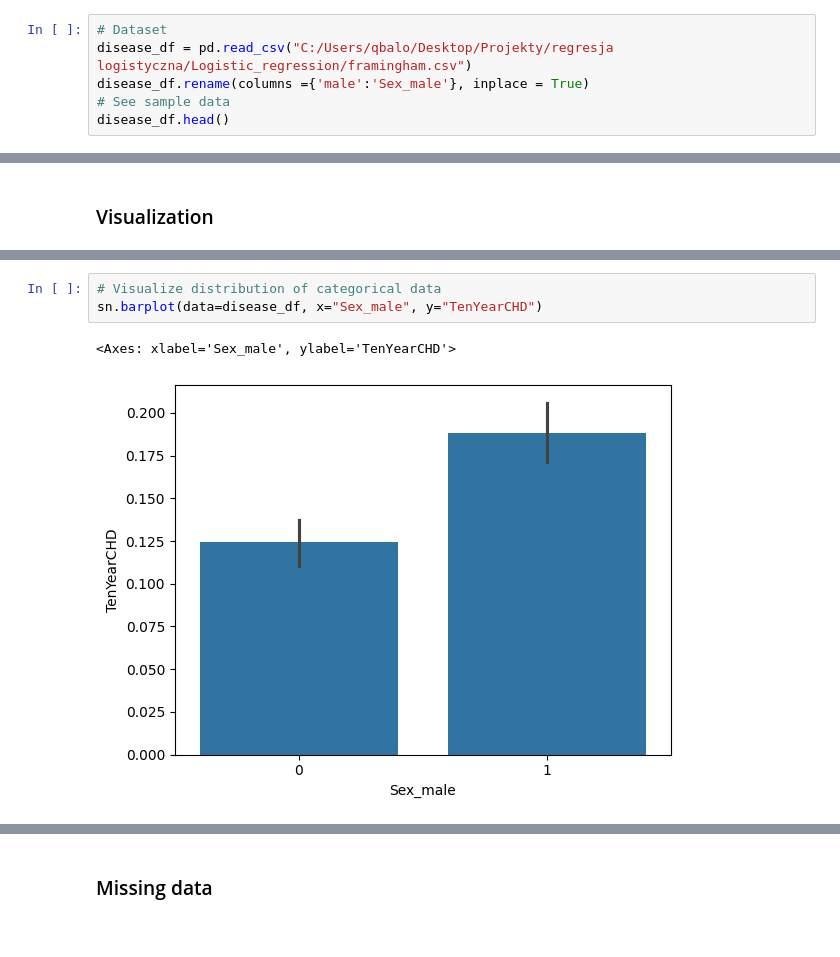
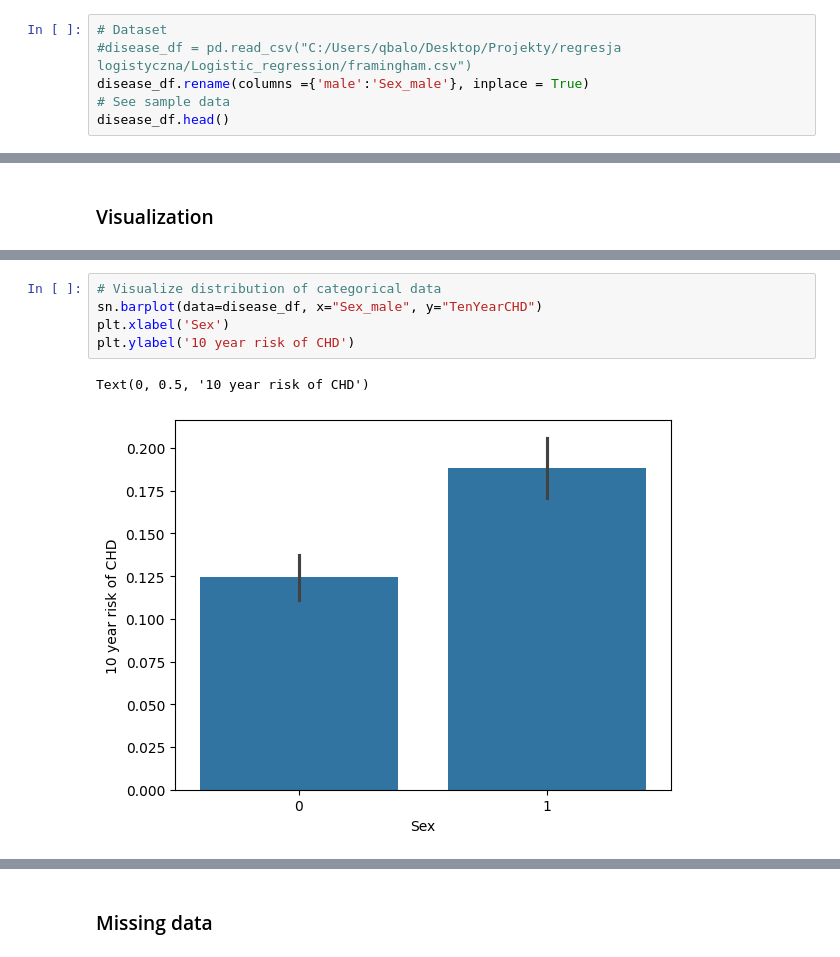
Before and after one commit to alekubala/Logistic_regression, a Jupyter notebook: heart_disease.ipynb, the cells around one changed output, grey strips where cells are left out. Saved outputs shown, nothing was run; the diff lists cells and outputs as text.

```diff
--- a/heart_disease.ipynb
+++ b/heart_disease.ipynb
@@ -49,6 +56,6 @@ import seaborn as sn
 # %%
 # Dataset
-disease_df = pd.read_csv("C:/Users/qbalo/Desktop/Projekty/regresja logistyczna/Logistic_regression/framingham.csv")
+#disease_df = pd.read_csv("C:/Users/qbalo/Desktop/Projekty/regresja logistyczna/Logistic_regression/framingham.csv")
 disease_df.rename(columns ={'male':'Sex_male'}, inplace = True)
 # See sample data
 disease_df.head()
@@ -133,6 +141,8 @@ sn.boxplot(data=disease_df, x="Sex_male", y="BMI") # Also looks for outlier
 # %%
 # Visualize distribution of categorical data
 sn.barplot(data=disease_df, x="Sex_male", y="TenYearCHD")
+plt.xlabel('Sex')
+plt.ylabel('10 year risk of CHD')
 # %% [output]
-<Axes: xlabel='Sex_male', ylabel='TenYearCHD'>
+Text(0, 0.5, '10 year risk of CHD')
-[figure, old version]
+[figure, new version]
```
Also changed, not shown: parts of 31 cells of this notebook, 1 other file.
